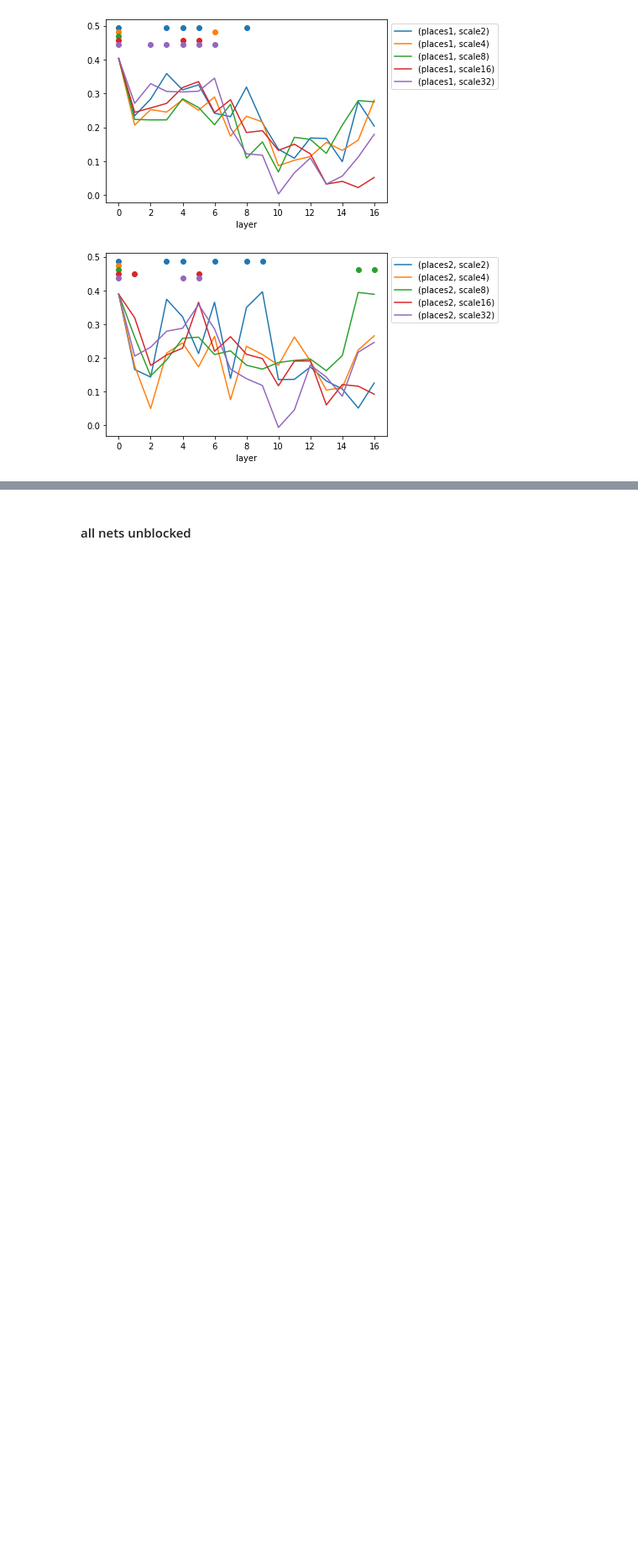
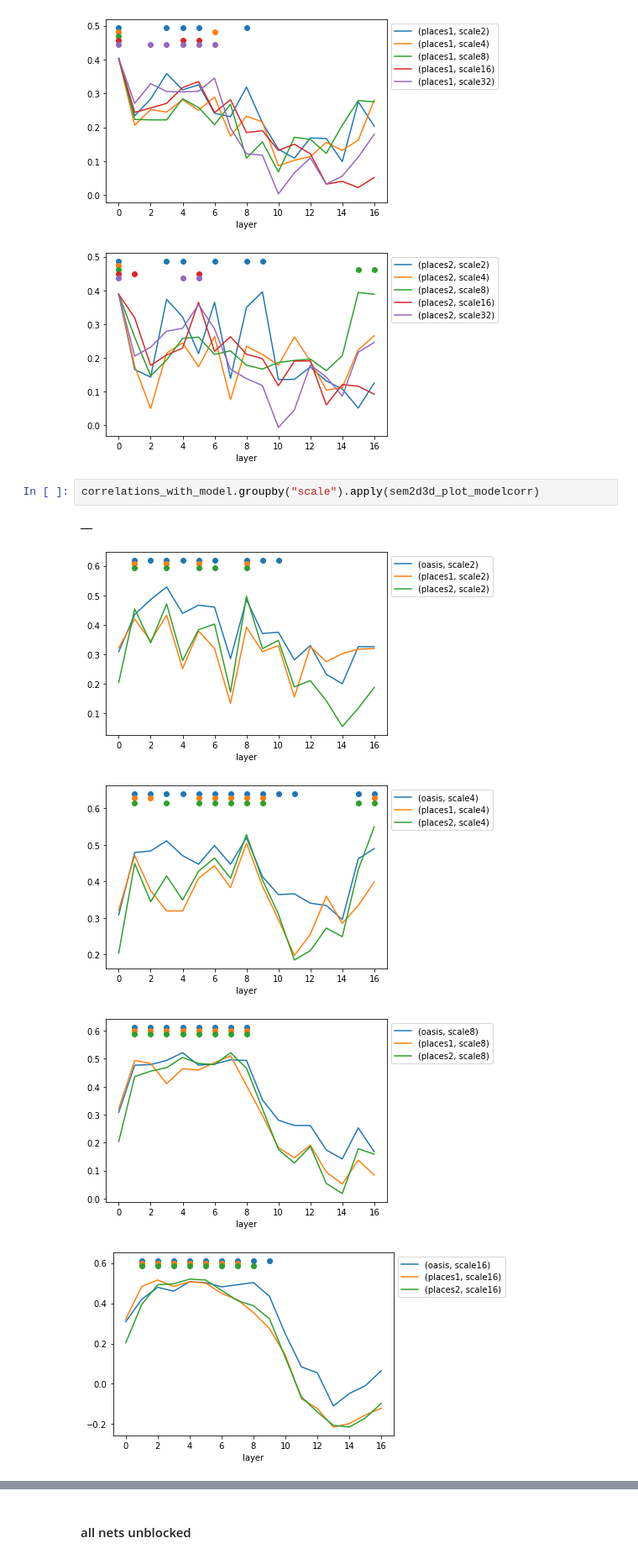
Before and after one commit to toniklenk/analysis-taskonomy, a Jupyter notebook: scripts/factor1 sem2d3d.ipynb, the cells around one changed output, grey strips where cells are left out. Shown at 84% size. Drawn from its saved outputs; the diff is of its cells as text; blank space fills up the shorter version.

```diff
--- a/scripts/factor1 sem2d3d.ipynb
+++ b/scripts/factor1 sem2d3d.ipynb
@@ -196,3 +247,11 @@ correlations_with_model.groupby("dataset").apply(sem2d3d_plot_modelcorr)
 [figure]
 [figure]
 [figure]
+# %%
+correlations_with_model.groupby("scale").apply(sem2d3d_plot_modelcorr)
+# %% [output]
+|  |
+[figure, added]
+[figure, added]
+[figure, added]
+[figure, added]
```
Also changed, not shown: parts of 39 cells of this notebook, 8 other files.
